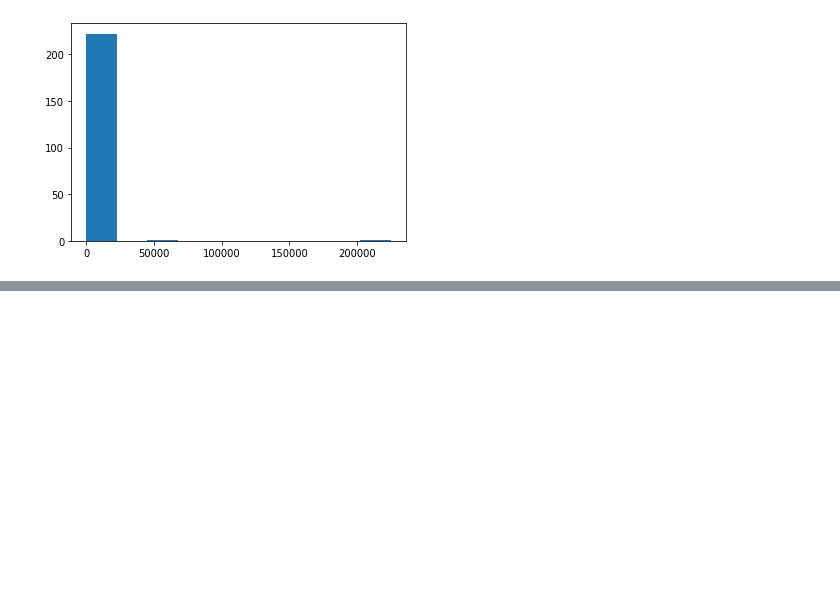
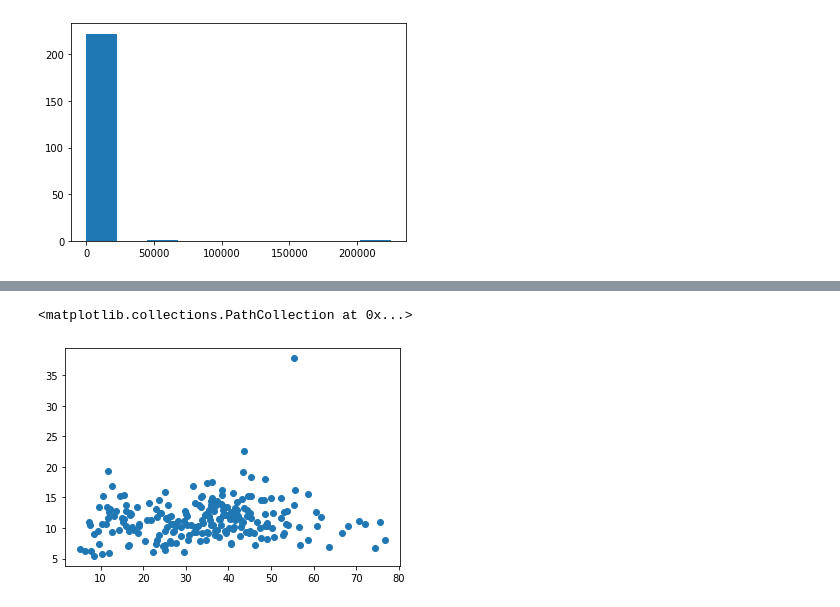
Before and after one commit to dnlsyfq/py_ML_Process_Course_AZ, a Jupyter notebook: 365datascience.ipynb, the cells around one changed output, grey strips where cells are left out. Cells and saved outputs as stored; diff of their text form; code cells hidden in the pictures; blank space fills up the shorter version.

```diff
--- a/365datascience.ipynb
+++ b/365datascience.ipynb
@@ -402,0 +433,7 @@ plt.hist(df_agg.Likes)
+# %%
+# EDA Multivariate
+
+plt.scatter(df_agg['Av­er­age per­cent­age viewed (%)'],df_agg['CPM (USD)'])
+# %% [output]
+<matplotlib.collections.PathCollection at 0x...>
+[figure, added]
```
Also changed, not shown: parts of 42 cells of this notebook.
